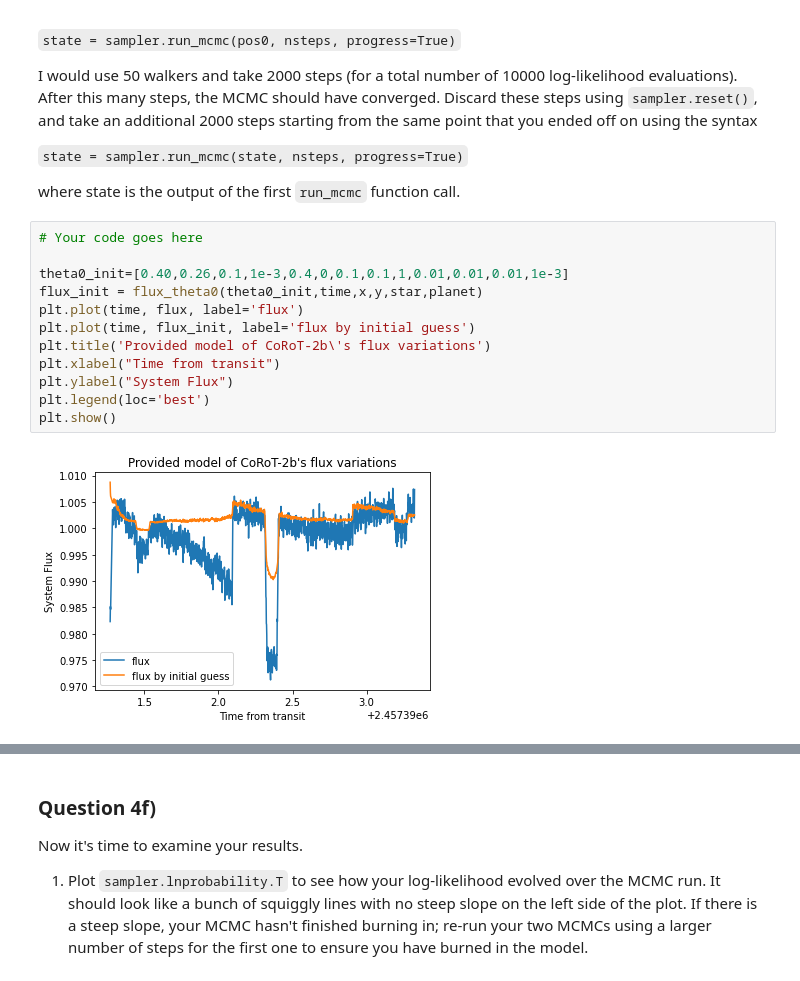
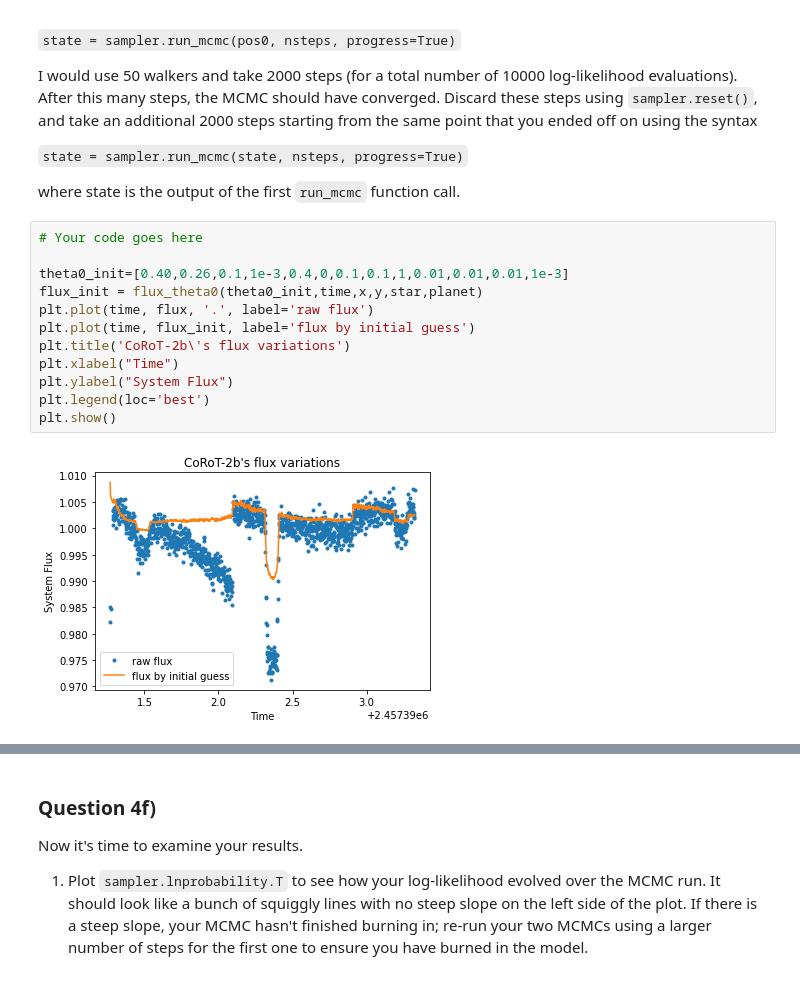
Before and after one commit to Foo2000/PHYS321_CodingLabs, a Jupyter notebook: CodingLab8/CodingLab08_Exoplanets.ipynb, the cells around one changed output, grey strips where cells are left out. Saved outputs shown, nothing was run; the diff lists cells and outputs as text.

```diff
--- a/CodingLab8/CodingLab08_Exoplanets.ipynb
+++ b/CodingLab8/CodingLab08_Exoplanets.ipynb
@@ -427,14 +426,14 @@
 # %%
 # Your code goes here
 
 theta0_init=[0.40,0.26,0.1,1e-3,0.4,0,0.1,0.1,1,0.01,0.01,0.01,1e-3]
 flux_init = flux_theta0(theta0_init,time,x,y,star,planet)
-plt.plot(time, flux, label='flux')
+plt.plot(time, flux, '.', label='raw flux')
 plt.plot(time, flux_init, label='flux by initial guess')
-plt.title('Provided model of CoRoT-2b\'s flux variations')
-plt.xlabel("Time from transit")
+plt.title('CoRoT-2b\'s flux variations')
+plt.xlabel("Time")
 plt.ylabel("System Flux")
 plt.legend(loc='best')
 plt.show()
 # %% [output]
-[figure, old version]
+[figure, new version]
```
Also changed, not shown: parts of 15 cells of this notebook.
